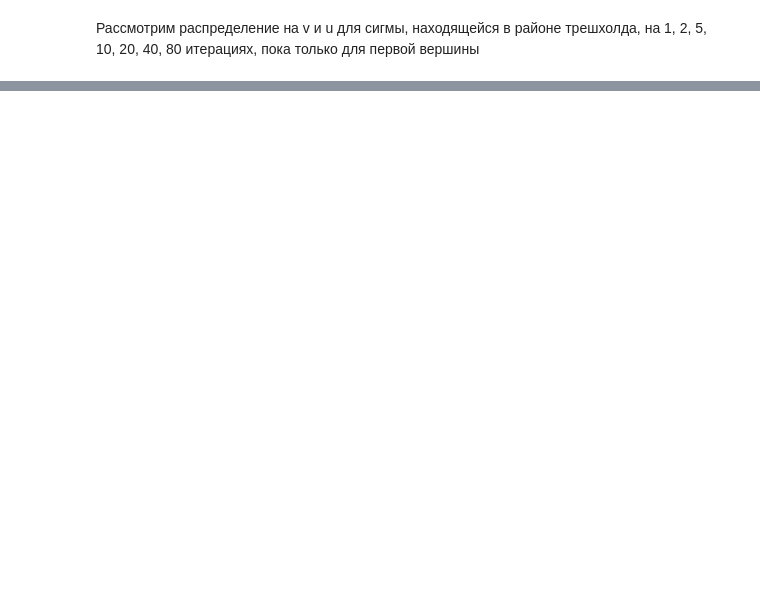
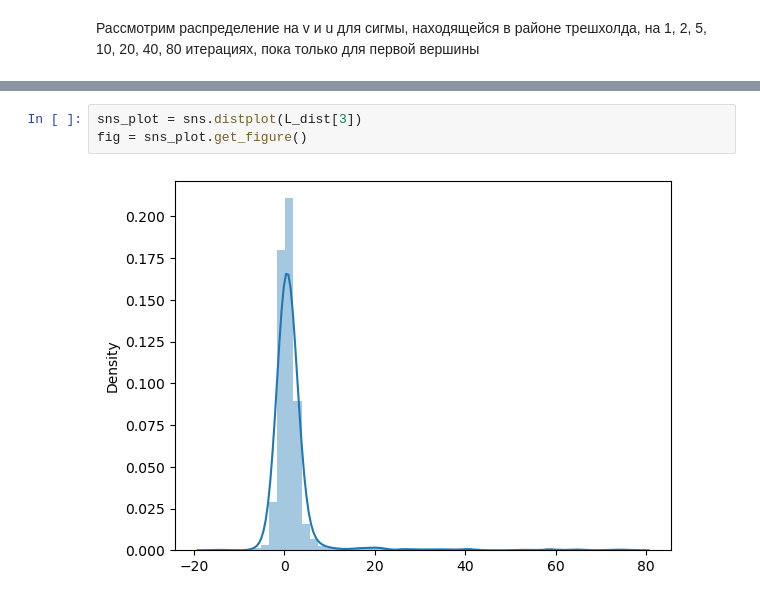
Before and after one commit to 228egger/LDPC_decoder, a Jupyter notebook: гистограммы 2.ipynb, the cells around one changed output, grey strips where cells are left out. Cells and saved outputs as stored; diff of their text form; blank space fills up the shorter version.

```diff
--- a/гистограммы 2.ipynb
+++ b/гистограммы 2.ipynb
@@ -130,0 +154,5 @@ len(L_dist[0])
+# %%
+sns_plot = sns.distplot(L_dist[3])
+fig = sns_plot.get_figure()
+# %% [output]
+[figure, added]
```
Also changed, not shown: parts of 14 cells of this notebook, 3 other files.
